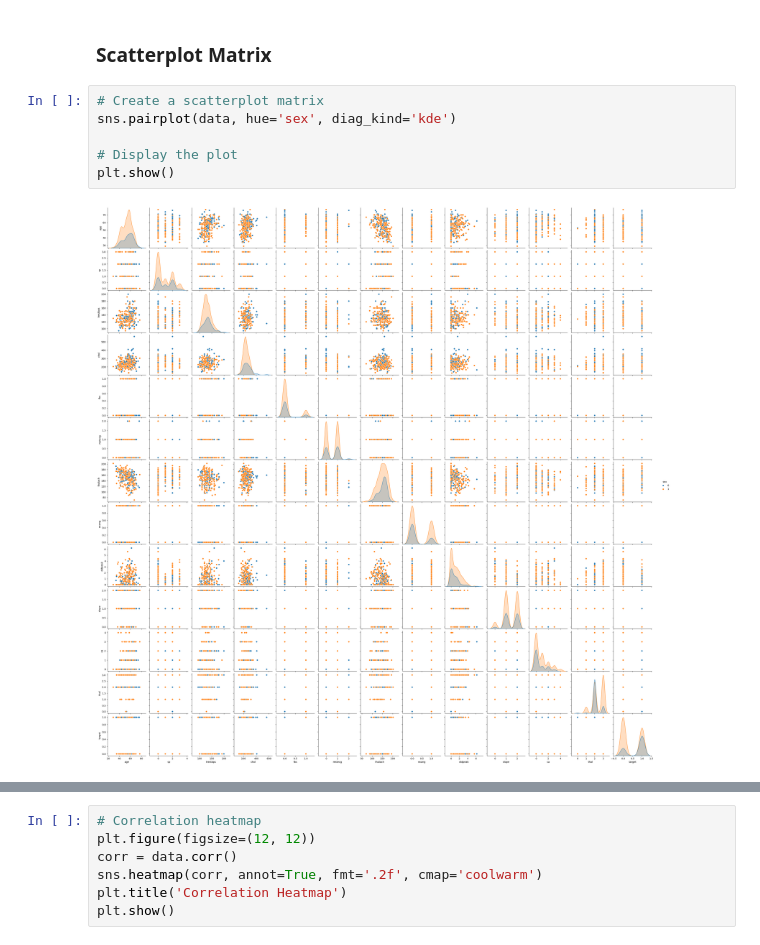
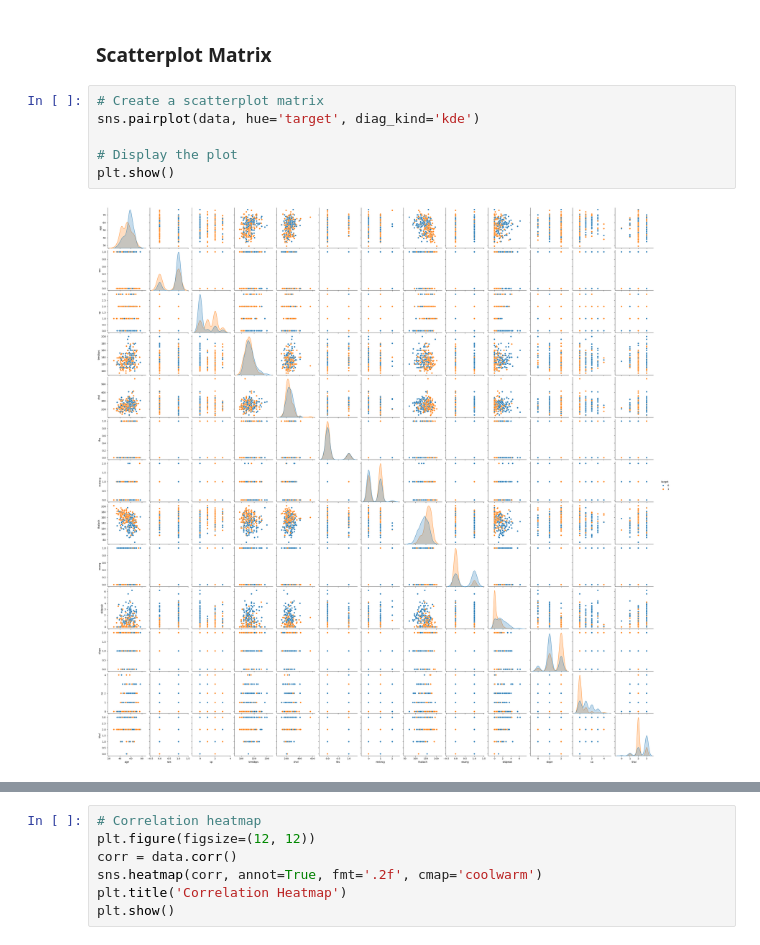
Before and after one commit to ywchanna2001/Computational-Stat, a Jupyter notebook: Take-Home Assignment/215518X.ipynb, the cells around one changed output, grey strips where cells are left out. Cells and saved outputs as stored; diff of their text form.

```diff
--- a/Take-Home Assignment/215518X.ipynb
+++ b/Take-Home Assignment/215518X.ipynb
@@ -86,9 +86,9 @@ dtype: int64
 ### Scatterplot Matrix
 # %%
 # Create a scatterplot matrix
-sns.pairplot(data, hue='sex', diag_kind='kde')
+sns.pairplot(data, hue='target', diag_kind='kde')
 
 # Display the plot
 plt.show()
 # %% [output]
-[figure, old version]
+[figure, new version]
```
Also changed, not shown: parts of 8 cells of this notebook.
